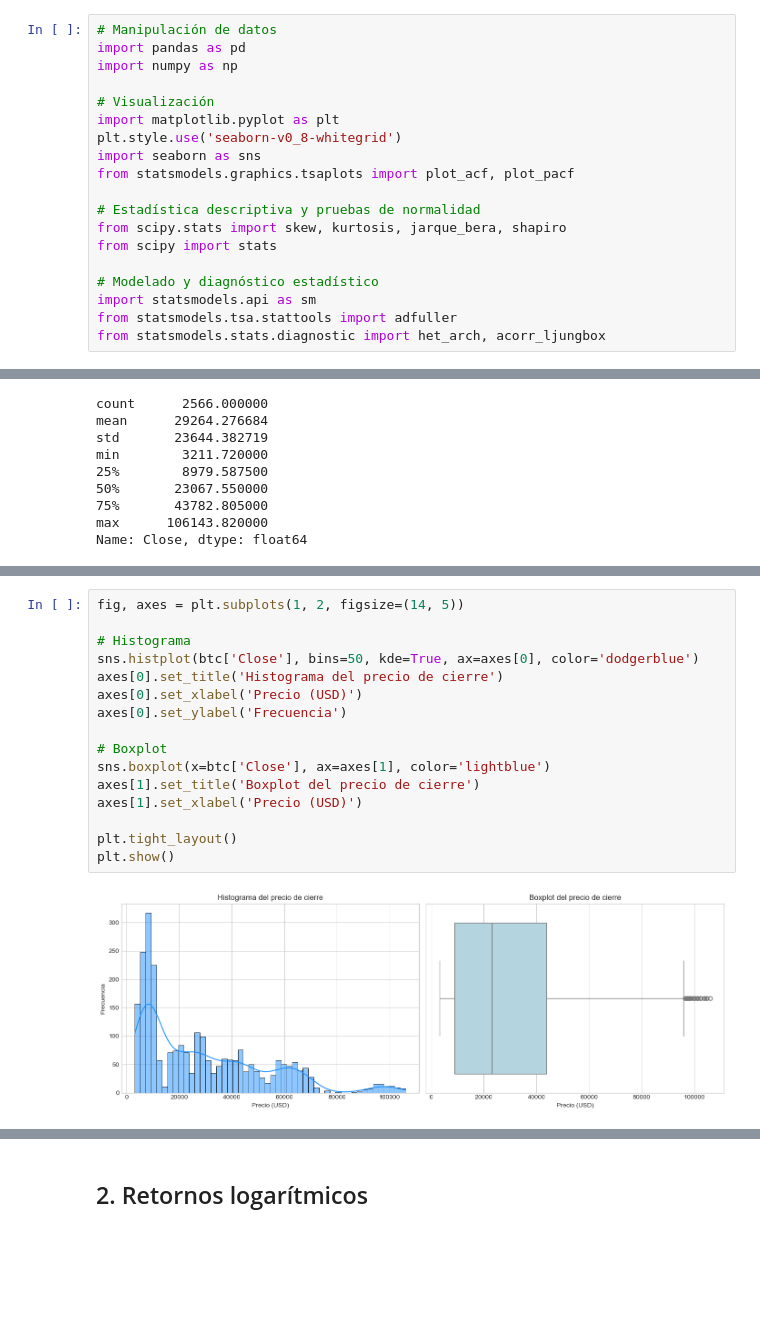
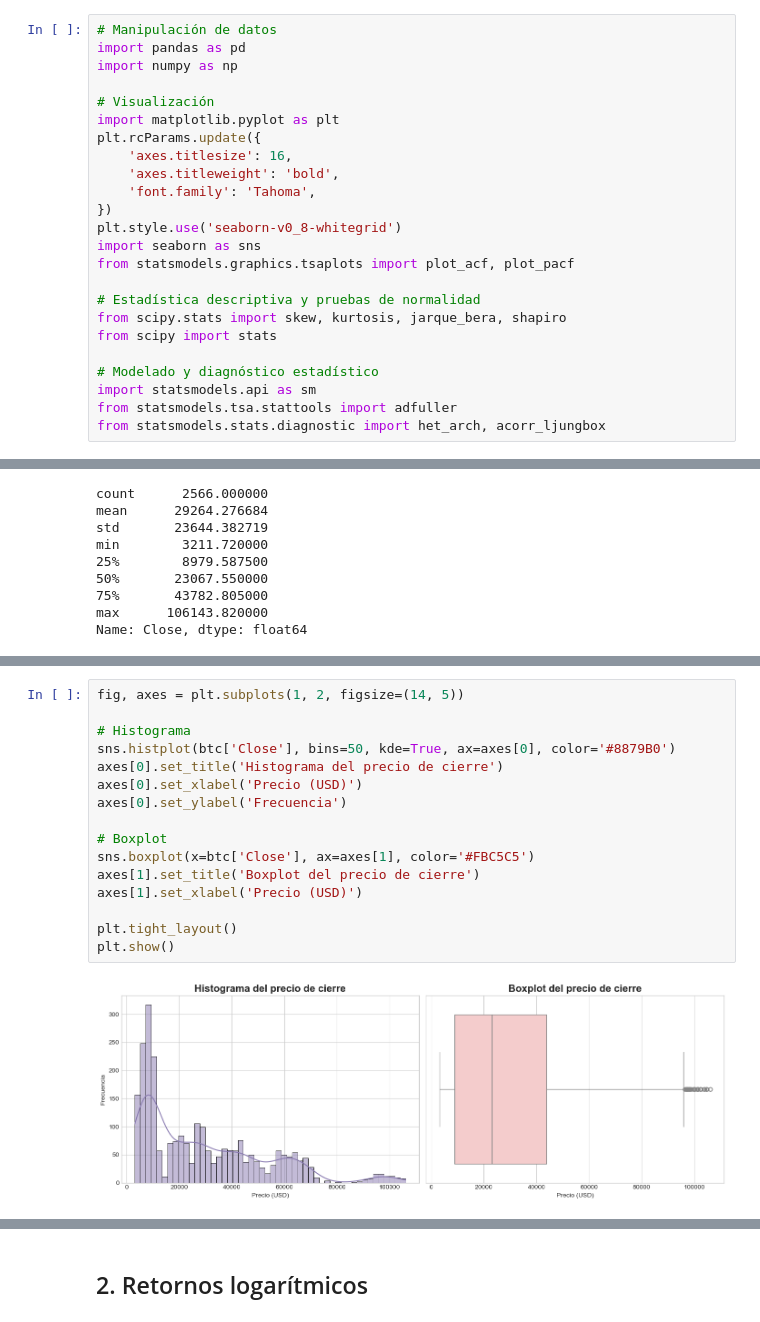
Before and after one commit to Darally06/Predictor_VOL_BTC, a Jupyter notebook: notebooks/2_EDA.ipynb, the cells around one changed output, grey strips where cells are left out. Saved outputs shown, nothing was run; the diff lists cells and outputs as text; blank space fills up the shorter version.

```diff
--- a/notebooks/2_EDA.ipynb
+++ b/notebooks/2_EDA.ipynb
@@ -7,6 +7,11 @@ import numpy as np
 
 # Visualización
 import matplotlib.pyplot as plt
+plt.rcParams.update({
+    'axes.titlesize': 16,
+    'axes.titleweight': 'bold',
+    'font.family': 'Tahoma',
+})
 plt.style.use('seaborn-v0_8-whitegrid')
 import seaborn as sns
 from statsmodels.graphics.tsaplots import plot_acf, plot_pacf
@@ -80,21 +76,21 @@ plt.show()
 # %%
 fig, axes = plt.subplots(1, 2, figsize=(14, 5))
 
 # Histograma
-sns.histplot(btc['Close'], bins=50, kde=True, ax=axes[0], color='dodgerblue')
+sns.histplot(btc['Close'], bins=50, kde=True, ax=axes[0], color='#8879B0')
 axes[0].set_title('Histograma del precio de cierre')
 axes[0].set_xlabel('Precio (USD)')
 axes[0].set_ylabel('Frecuencia')
 
 # Boxplot
-sns.boxplot(x=btc['Close'], ax=axes[1], color='lightblue')
+sns.boxplot(x=btc['Close'], ax=axes[1], color='#FBC5C5')
 axes[1].set_title('Boxplot del precio de cierre')
 axes[1].set_xlabel('Precio (USD)')
 
 plt.tight_layout()
 plt.show()
 # %% [output]
-[figure, old version]
+[figure, new version]
 # %% [markdown]
 De los 2,594 registros, el precio de cierre de BTC varía entre USD $3,211$ y USD $106,143$. El promedio en el periodo fue de USD $29,090$ ($\pm 23,576$), mientras que la mediana alcanzó USD $22,741$. La diferencia entre la mediana y la mediana, junto con la alta desviación estándar, evidencia una volatilidad extreman y sugiere que la distribución de precios no sigue una normalidad.
 
```
Also changed, not shown: parts of 52 cells of this notebook, 5 other files.
